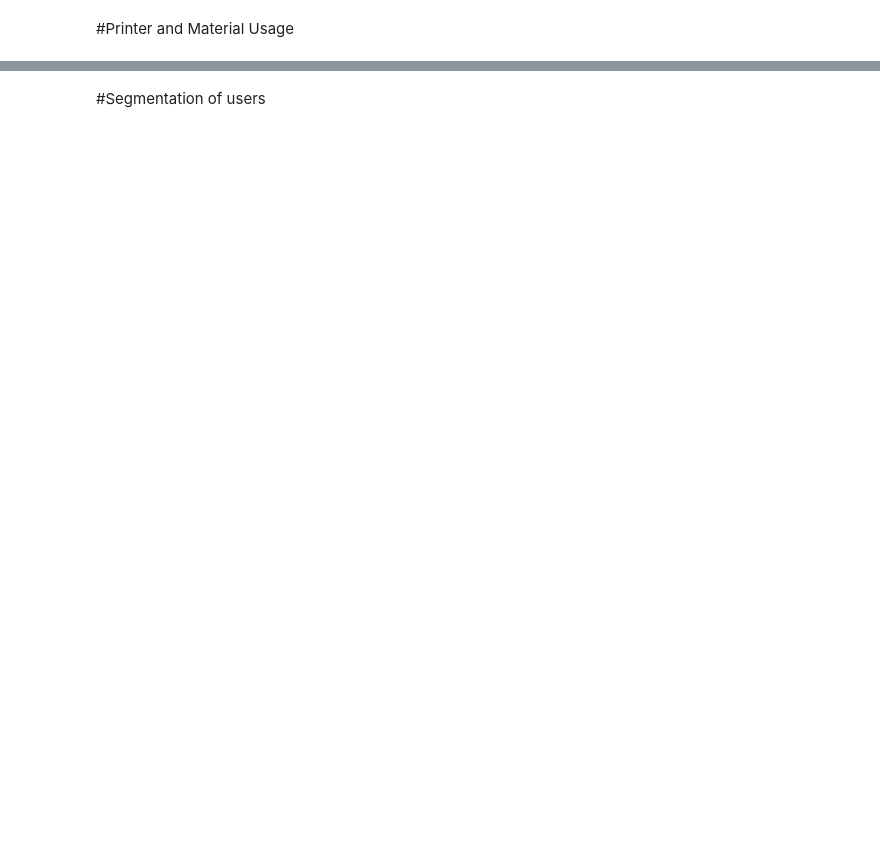
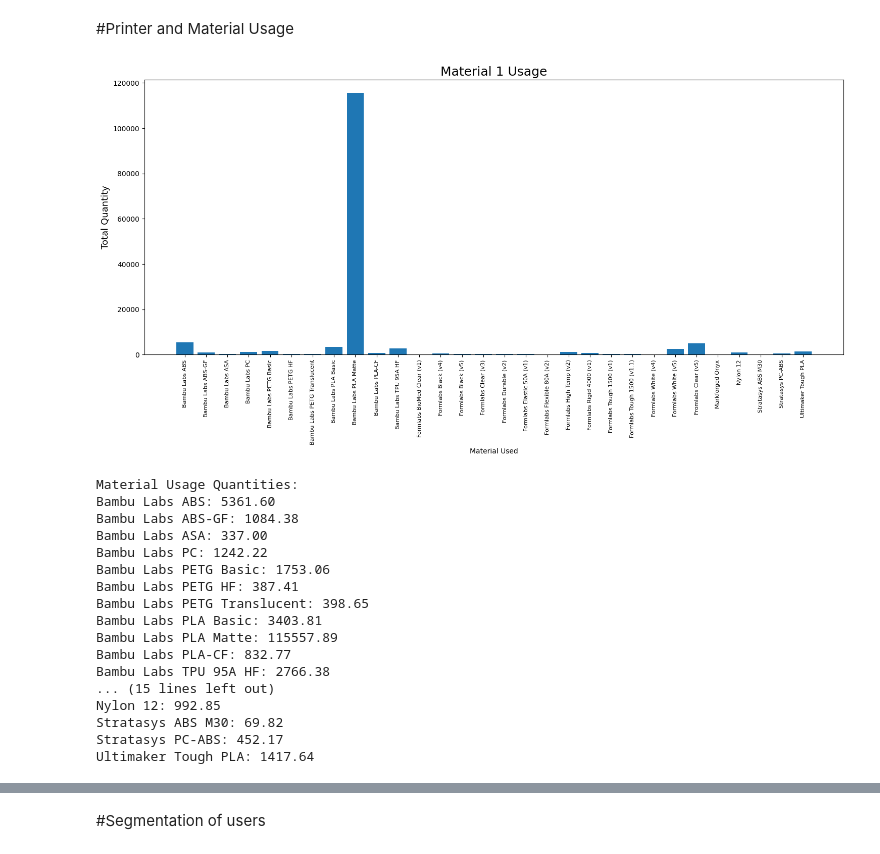
Before and after one commit to MarMar888/ECEDesignLabProj, a Jupyter notebook: MainClean.ipynb, the cells around one changed output, grey strips where cells are left out. Drawn from its saved outputs; the diff is of its cells as text; code cells hidden in the pictures; blank space fills up the shorter version.

```diff
--- a/MainClean.ipynb
+++ b/MainClean.ipynb
@@ -283,3 +283,59 @@ plt.xlabel("Material used", fontsize=5)
+# %%
+import matplotlib.pyplot as plt
+
+# Get unique materials and initialize the usage dictionary
+material1names = df['Material 1'].unique()
+material1names = [str(name) for name in material1names if str(name) != 'nan' and str(name) != 'None']
+
+# Calculate usage using groupby instead of loops
+material1_usage = df.groupby('Material 1')['Material 1 Qty'].sum()
+
+# Convert Material 1 Qty to numeric if it's not already
+df['Material 1 Qty'] = pd.to_numeric(df['Material 1 Qty'], errors='coerce')
+
+# Calculate total usage for each material
+material1_usage = df.groupby('Material 1')['Material 1 Qty'].sum()
+
+# Filter out nan and None values
+material1_usage = material1_usage[material1_usage.index.isin(material1names)]
+rounded_material1uses = [round(num) for num in material1_usage]
+# Create the bar plot
+plt.figure(figsize=(15, 8))
+ax = plt.bar(material1_usage.index, material1_usage.values)
+plt.xticks(rotation=90, fontsize=8)
+plt.title("Material 1 Usage", fontsize=18)
+plt.ylabel("Total Quantity", fontsize=13)
+plt.xlabel("Material Used", fontsize=10)
+
+# Adjust layout to prevent label cutoff
+plt.tight_layout()
+
+# Show the plot
+plt.show()
+
+# Print the values
+print("\nMaterial Usage Quantities:")
+for material, usage in material1_usage.items():
+    print(f"{material}: {usage:.2f}")
+# %% [output]
+[figure, added]
+Material Usage Quantities:
+Bambu Labs ABS: 5361.60
+Bambu Labs ABS-GF: 1084.38
+Bambu Labs ASA: 337.00
+Bambu Labs PC: 1242.22
+Bambu Labs PETG Basic: 1753.06
+Bambu Labs PETG HF: 387.41
+Bambu Labs PETG Translucent: 398.65
+Bambu Labs PLA Basic: 3403.81
+Bambu Labs PLA Matte: 115557.89
+Bambu Labs PLA-CF: 832.77
+Bambu Labs TPU 95A HF: 2766.38
+... (15 lines left out)
+Nylon 12: 992.85
+Stratasys ABS M30: 69.82
+Stratasys PC-ABS: 452.17
+Ultimaker Tough PLA: 1417.64
 # %%
 data = {'Category': material1names, 'Values': rounded_material1uses}
 df1 = pd.DataFrame(data)
```
Also changed, not shown: parts of 17 cells of this notebook, 4 other files.
